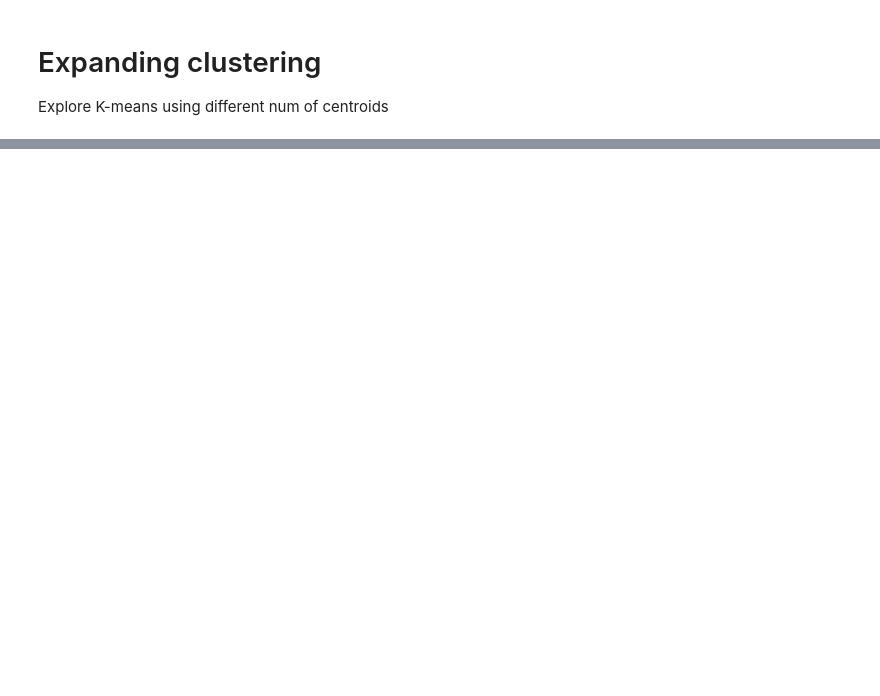
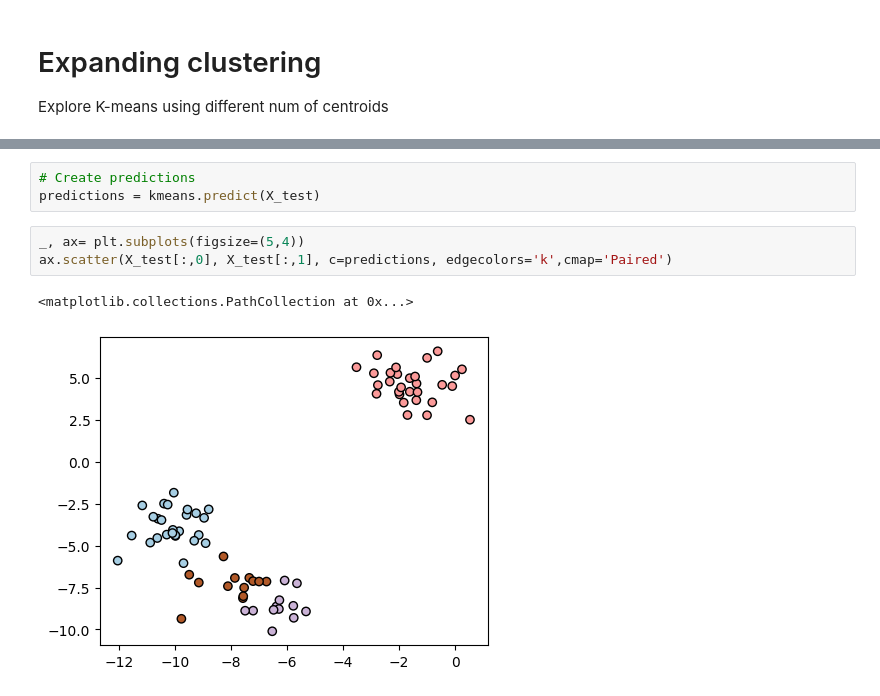
Before and after one commit to yustinbarnet/machine_learning, a Jupyter notebook: Sem_05/k-means.ipynb, the cells around one changed output, grey strips where cells are left out. Saved outputs shown, nothing was run; the diff lists cells and outputs as text; blank space fills up the shorter version.

```diff
--- a/Sem_05/k-means.ipynb
+++ b/Sem_05/k-means.ipynb
@@ -106,0 +159,9 @@ Y = _
+# %%
+# Create predictions
+predictions = kmeans.predict(X_test)
+# %%
+_, ax= plt.subplots(figsize=(5,4))
+ax.scatter(X_test[:,0], X_test[:,1], c=predictions, edgecolors='k',cmap='Paired')
+# %% [output]
+<matplotlib.collections.PathCollection at 0x...>
+[figure, added]
```
Also changed, not shown: parts of 16 cells of this notebook.
